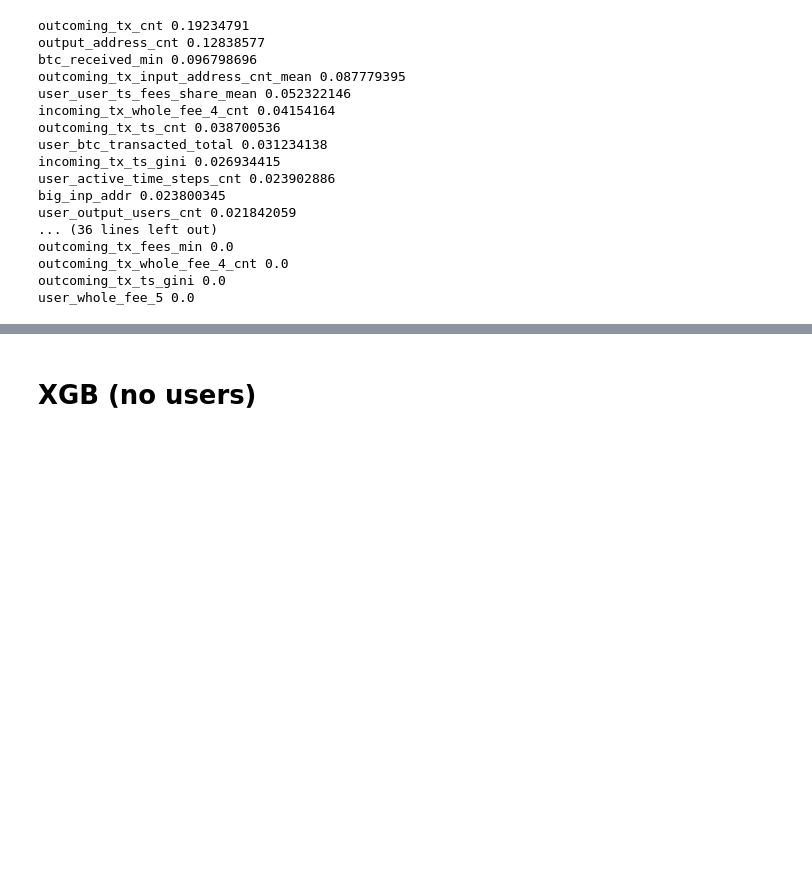
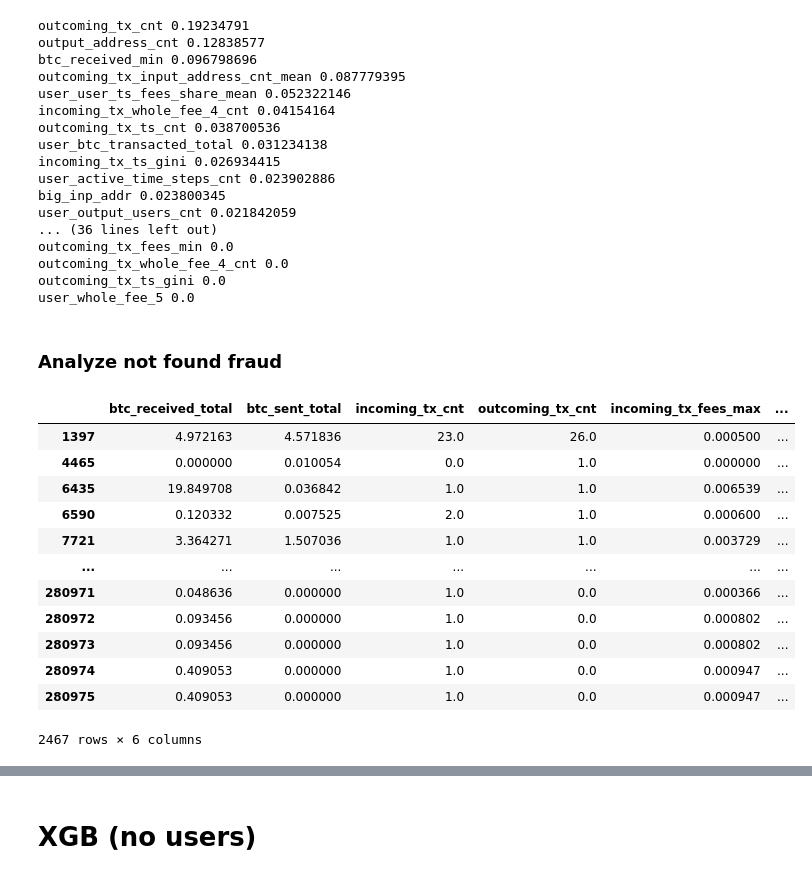
Before and after one commit to egortrussov/btc-fraud-detection, a Jupyter notebook: classification/optimize_parms.ipynb, the cells around one changed output, grey strips where cells are left out. Drawn from its saved outputs; the diff is of its cells as text; code cells hidden in the pictures; blank space fills up the shorter version.

```diff
--- a/classification/optimize_parms.ipynb
+++ b/classification/optimize_parms.ipynb
@@ -214,3 +202,37 @@ outcoming_tx_fees_min 0.0
 outcoming_tx_whole_fee_4_cnt 0.0
 outcoming_tx_ts_gini 0.0
 user_whole_fee_5 0.0
+# %% [markdown]
+### Analyze not found fraud
+# %%
+BASIC_FIELDS = [
+    "btc_received_total",
+    "btc_sent_total",
+    "incoming_tx_cnt",
+    "outcoming_tx_cnt",
+
+    "incoming_tx_fees_max",
+    "outcoming_tx_fees_max"
+]
+# %%
+best_pred_classes = (best_pred >= 0.65).astype(int)
+best_pred_classes
+
+not_found_fraud = ((best_pred_classes == 0) & (y_test == 1)).astype(int)
+
+
+X_test.iloc[np.array(not_found_fraud) == 1][BASIC_FIELDS]
+# %% [output]
+|  | btc_received_total | btc_sent_total | incoming_tx_cnt | outcoming_tx_cnt | incoming_tx_fees_max | ... |
+| 1397 | 4.972163 | 4.571836 | 23.0 | 26.0 | 0.000500 | ... |
+| 4465 | 0.000000 | 0.010054 | 0.0 | 1.0 | 0.000000 | ... |
+| 6435 | 19.849708 | 0.036842 | 1.0 | 1.0 | 0.006539 | ... |
+| 6590 | 0.120332 | 0.007525 | 2.0 | 1.0 | 0.000600 | ... |
+| 7721 | 3.364271 | 1.507036 | 1.0 | 1.0 | 0.003729 | ... |
+| ... | ... | ... | ... | ... | ... | ... |
+| 280971 | 0.048636 | 0.000000 | 1.0 | 0.0 | 0.000366 | ... |
+| 280972 | 0.093456 | 0.000000 | 1.0 | 0.0 | 0.000802 | ... |
+| 280973 | 0.093456 | 0.000000 | 1.0 | 0.0 | 0.000802 | ... |
+| 280974 | 0.409053 | 0.000000 | 1.0 | 0.0 | 0.000947 | ... |
+| 280975 | 0.409053 | 0.000000 | 1.0 | 0.0 | 0.000947 | ... |
+2467 rows × 6 columns
```
Also changed, not shown: parts of 29 cells of this notebook, 3 other files.
